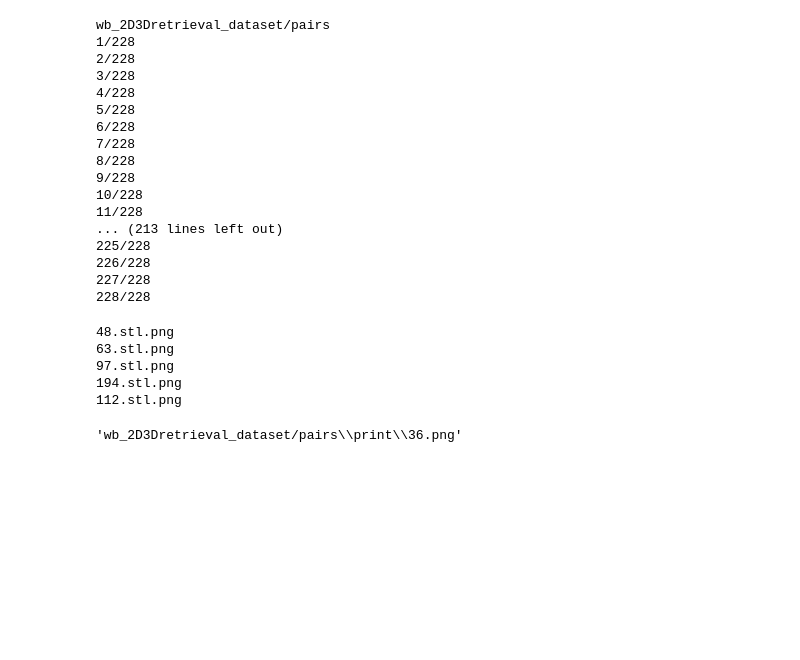
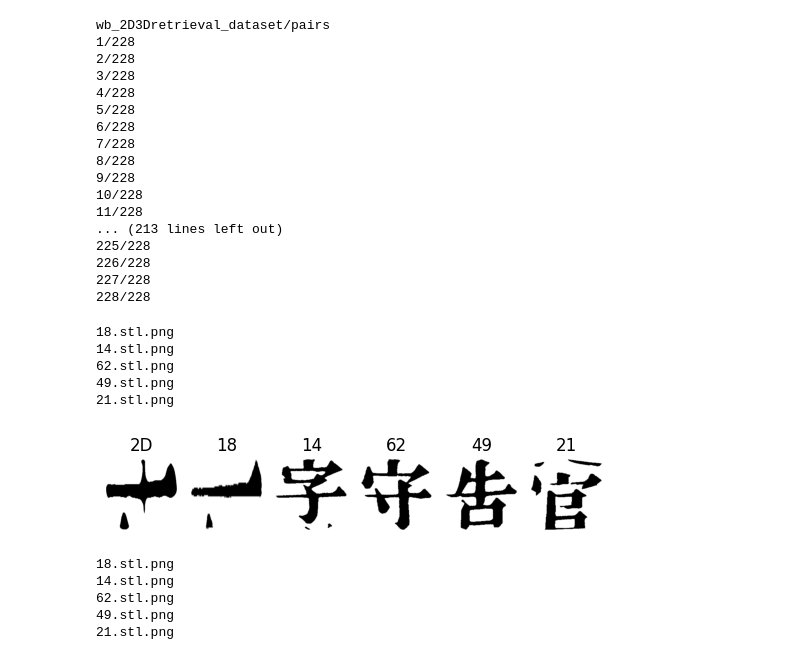
Before and after one commit to minhminh2k/Sino-Nom_Character_Retrieval, a Jupyter notebook: 2d-3d-hog-pairs.ipynb, the cells around one changed output. Saved outputs shown, nothing was run; the diff lists cells and outputs as text; code cells hidden in the pictures; blank space fills up the shorter version.

```diff
--- a/2d-3d-hog-pairs.ipynb
+++ b/2d-3d-hog-pairs.ipynb
@@ -263,9 +273,51 @@ wb_2D3Dretrieval_dataset/pairs
 226/228
 227/228
 228/228
+# %%
+# Visualize the results
+def visualize_results(img_file_name):
+
+    # Visualize the results
+    queries_path =  os.path.join(g_path,'print')
+    img1_path = os.path.join(queries_path, img_file_name)
+
+    img1_process = process_2d(cv2.imread(img1_path))
+
+    # Print the directory
+    top_5 = find_similar_HOG(img1_path, stl_2d_hog)
+    for image_path in top_5:
+        print(image_path)
+
+    # Final results
+    img2d_path = [os.path.join(stl_2d_path,p) for p in top_5]
+
+    # Visualize
+    img2d = [cv2.imread(os.path.join(stl_2d_path,p)) for p in top_5]
+    plt.subplot(161),plt.imshow(process_2d(cv2.imread(img1_path)),cmap = 'gray'),plt.title('2D')
+    plt.axis('off')
+    plt.subplot(162),plt.imshow(img2d[0]),plt.title(top_5[0][:-8])
+    plt.axis('off')
+    plt.subplot(163),plt.imshow(img2d[1]),plt.title(top_5[1][:-8])
+    plt.axis('off')
+    plt.subplot(164),plt.imshow(img2d[2]),plt.title(top_5[2][:-8])
+    plt.axis('off')
+    plt.subplot(165), plt.imshow(img2d[3]),plt.title(top_5[3][:-8])
+    plt.axis('off')
+    plt.subplot(166),plt.imshow(img2d[4]),plt.title(top_5[4][:-8])
+    plt.axis('off')
+    plt.show()
+# %%
+visualize_results("18.png")
+# %% [output]
+18.stl.png
+14.stl.png
+62.stl.png
+49.stl.png
+21.stl.png
+[figure, added]
 # %%
-# Visualiza the results
-img_file_name = '63.png' # 139, 32, ..
+# Visualize the results
+img_file_name = '18.png' # 139, 32, ..
 img1_path = os.path.join(queries_path, img_file_name)
 
 img1_process = process_2d(cv2.imread(img1_path))
@@ -274,15 +326,11 @@ top_5 = find_similar_HOG(img1_path, stl_2d_hog)
 for image_path in top_5:
     print(image_path)
 # %% [output]
-48.stl.png
-63.stl.png
-97.stl.png
-194.stl.png
-112.stl.png
+18.stl.png
+14.stl.png
+62.stl.png
+49.stl.png
+21.stl.png
-# %%
-img1_path
-# %% [output]
-'wb_2D3Dretrieval_dataset/pairs\\print\\36.png'
 # %%
 # Final results
 img2d_path = [os.path.join(stl_2d_path,p) for p in top_5]
```
Also changed, not shown: parts of 7 cells of this notebook, 10 other files.
